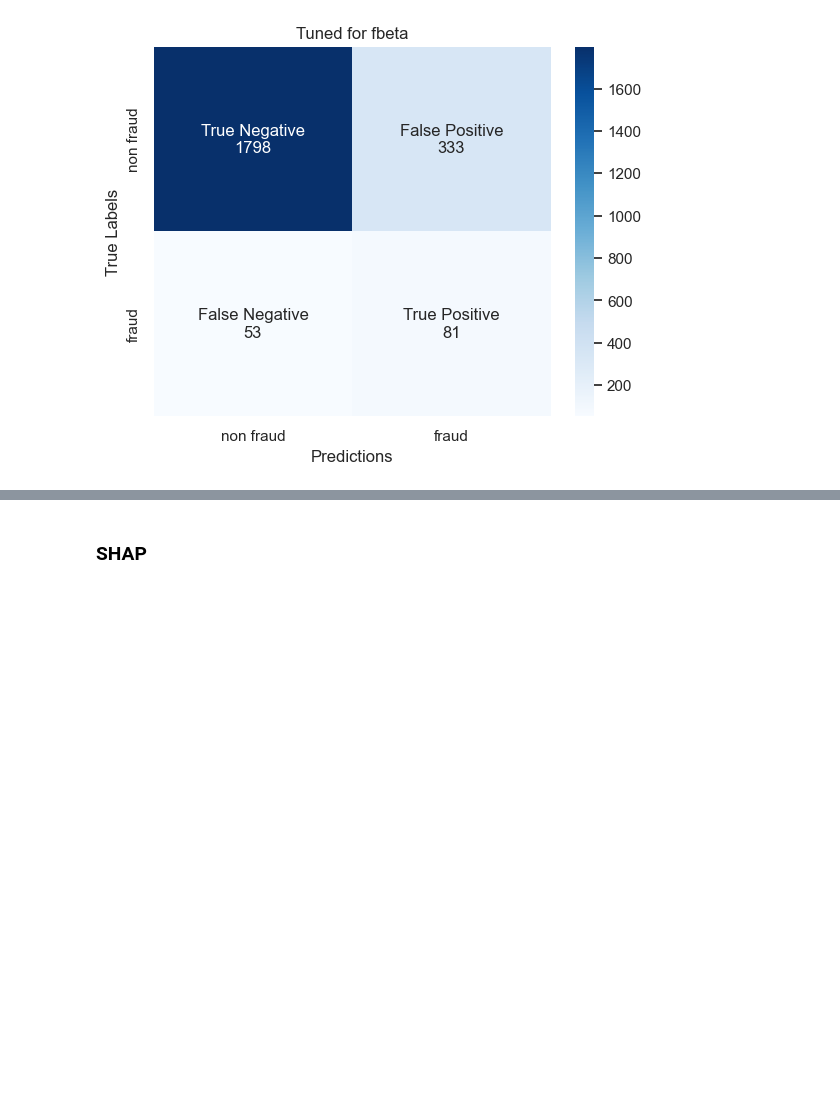
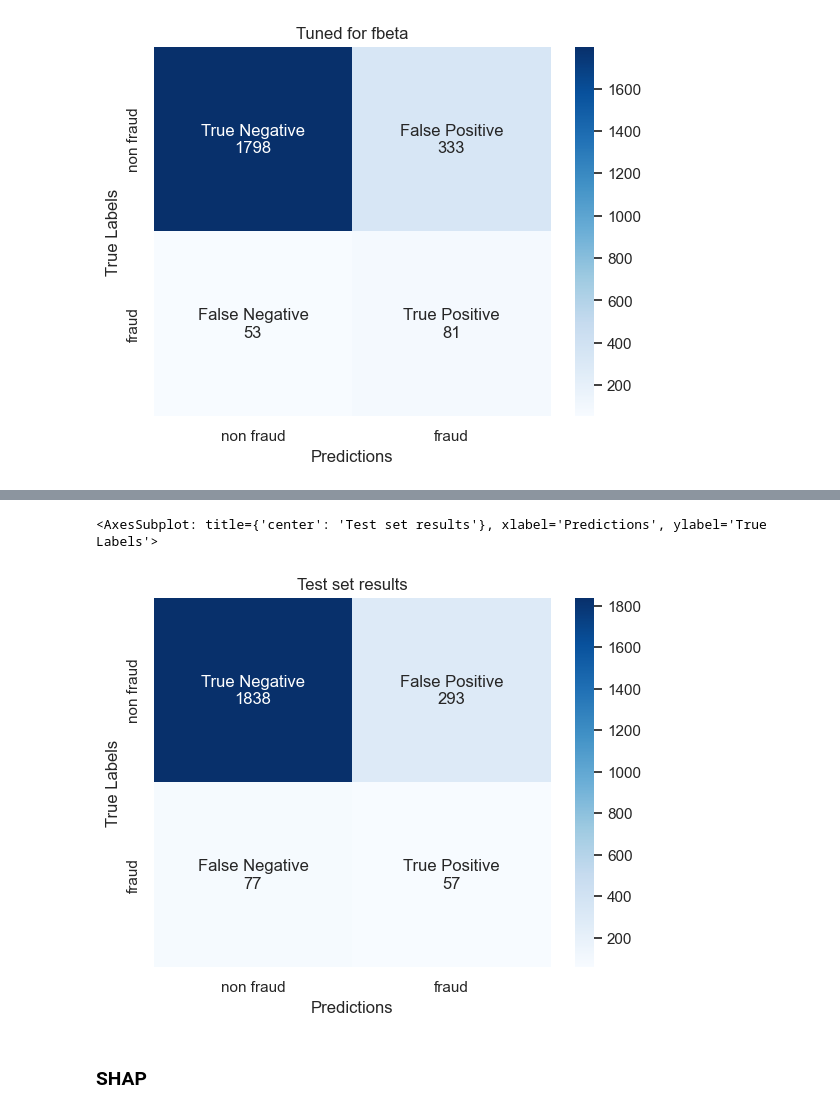
Before and after one commit to hewtungyuen/car-insurance-fraud-BT4012, a Jupyter notebook: LightGBM.ipynb, the cells around one changed output, grey strips where cells are left out. Cells and saved outputs as stored; diff of their text form; code cells hidden in the pictures; blank space fills up the shorter version.

```diff
--- a/LightGBM.ipynb
+++ b/LightGBM.ipynb
@@ -220,3 +219,6 @@ get_confusion_matrix(y_valid, y_pred, "Tuned for fbeta")
 # %% [output]
 <AxesSubplot: title={'center': 'Tuned for fbeta'}, xlabel='Predictions', ylabel='True Labels'>
 [figure]
+# %%
+y_pred = test.predict(X_test)
+predictions = [round(value) for value in y_pred]
@@ -223,3 +235,9 @@ get_confusion_matrix(y_valid, y_pred, "Tuned for fbeta")
+# %%
+#Confusion Matrix
+get_confusion_matrix(y_test, y_pred, "Test set results")
+# %% [output]
+<AxesSubplot: title={'center': 'Test set results'}, xlabel='Predictions', ylabel='True Labels'>
+[figure, added]
 # %% [markdown]
 ### SHAP
 # %%
```
Also changed, not shown: parts of 2 cells of this notebook, 4 other files.
